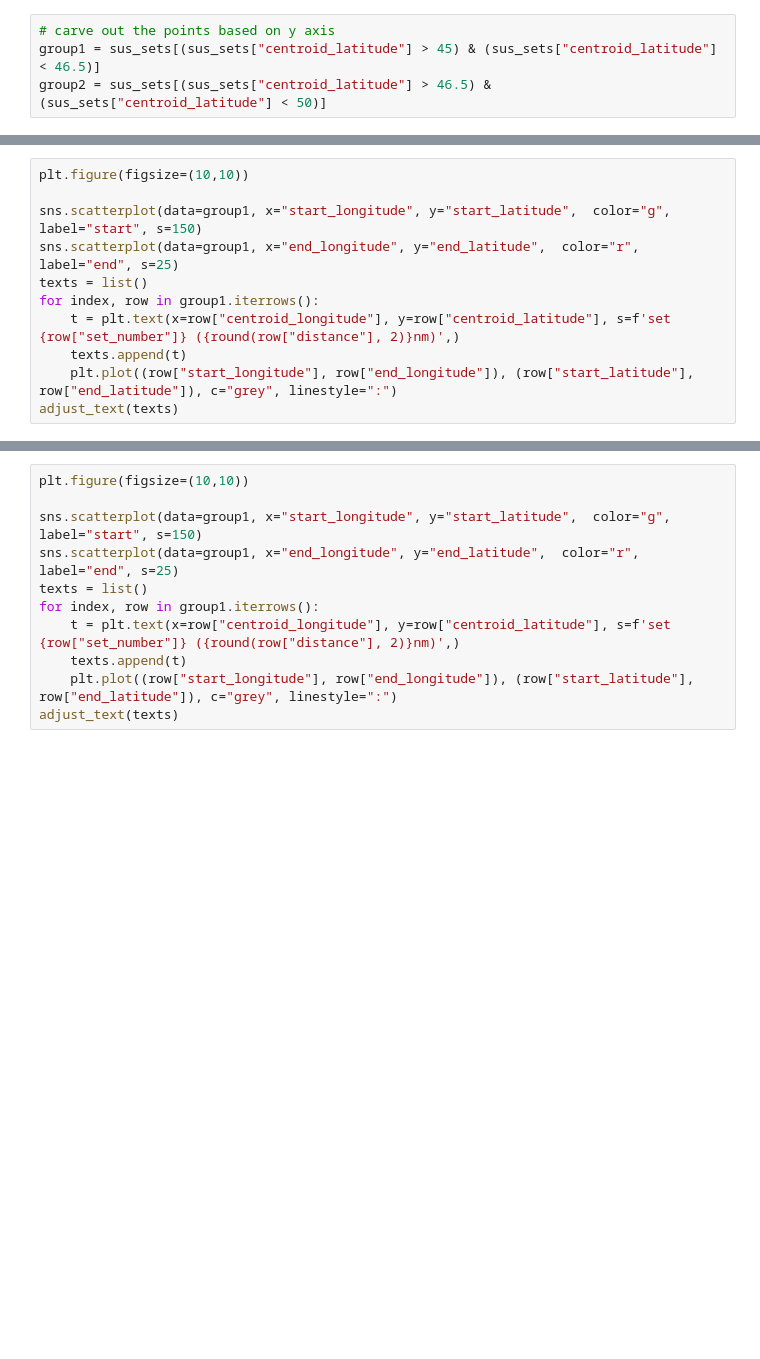
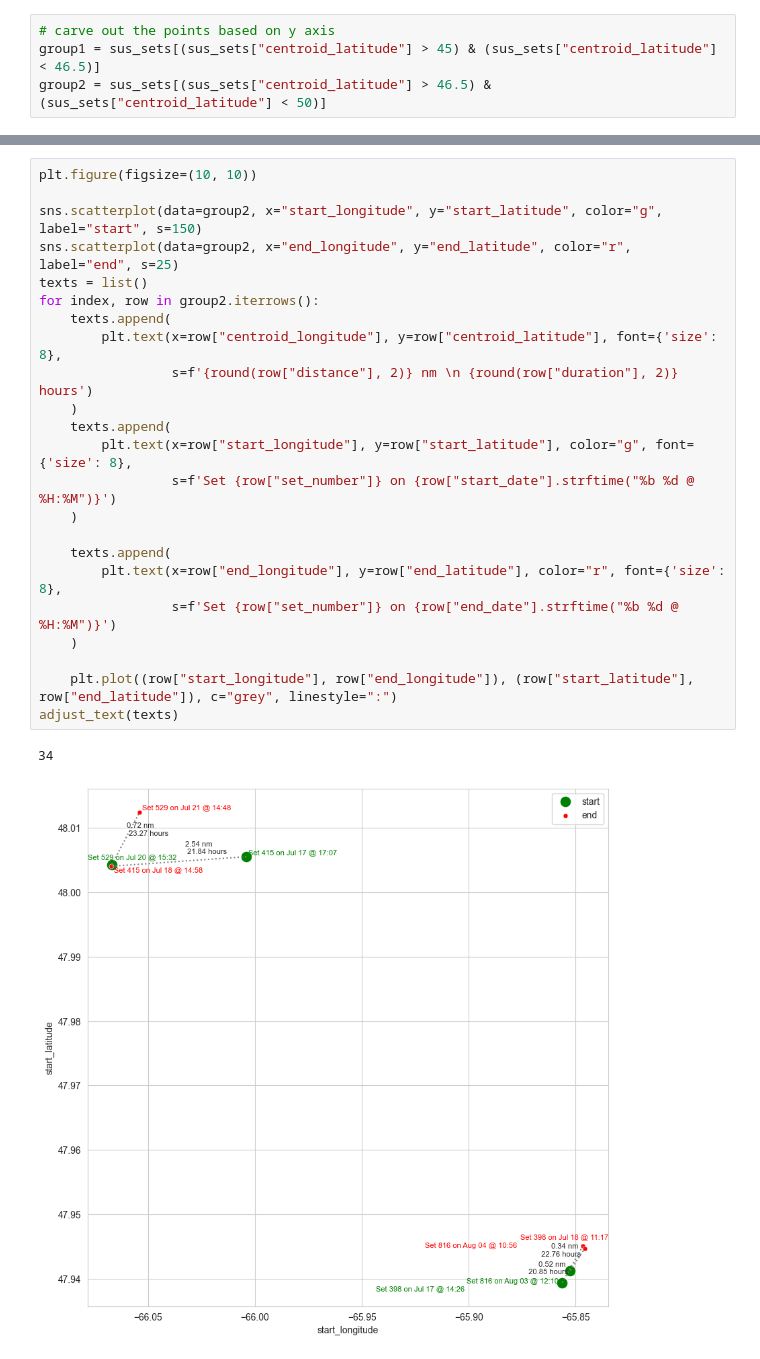
Before and after one commit to dfo-gulf-science/JupyterNotebookCollection, a Jupyter notebook: RockCrabX023/SetExploration.ipynb, the cells around one changed output, grey strips where cells are left out. Cells and saved outputs as stored; diff of their text form; blank space fills up the shorter version.

```diff
--- a/RockCrabX023/SetExploration.ipynb
+++ b/RockCrabX023/SetExploration.ipynb
@@ -277,11 +298,0 @@ Looks like a mess :(
-# %%
-plt.figure(figsize=(10,10))
-
-sns.scatterplot(data=group1, x="start_longitude", y="start_latitude",  color="g", label="start", s=150)
-sns.scatterplot(data=group1, x="end_longitude", y="end_latitude",  color="r", label="end", s=25)
-texts = list()
-for index, row in group1.iterrows():
-    t = plt.text(x=row["centroid_longitude"], y=row["centroid_latitude"], s=f'set {row["set_number"]} ({round(row["distance"], 2)}nm)',)
-    texts.append(t)
-    plt.plot((row["start_longitude"], row["end_longitude"]), (row["start_latitude"], row["end_latitude"]), c="grey", linestyle=":")
-adjust_text(texts)
@@ -293,11 +301,26 @@ adjust_text(texts)
 # %%
-plt.figure(figsize=(10,10))
+plt.figure(figsize=(10, 10))
 
-sns.scatterplot(data=group1, x="start_longitude", y="start_latitude",  color="g", label="start", s=150)
-sns.scatterplot(data=group1, x="end_longitude", y="end_latitude",  color="r", label="end", s=25)
+sns.scatterplot(data=group2, x="start_longitude", y="start_latitude", color="g", label="start", s=150)
+sns.scatterplot(data=group2, x="end_longitude", y="end_latitude", color="r", label="end", s=25)
 texts = list()
-for index, row in group1.iterrows():
-    t = plt.text(x=row["centroid_longitude"], y=row["centroid_latitude"], s=f'set {row["set_number"]} ({round(row["distance"], 2)}nm)',)
-    texts.append(t)
+for index, row in group2.iterrows():
+    texts.append(
+        plt.text(x=row["centroid_longitude"], y=row["centroid_latitude"], font={'size': 8},
+                 s=f'{round(row["distance"], 2)} nm \n {round(row["duration"], 2)} hours')
+    )
+    texts.append(
+        plt.text(x=row["start_longitude"], y=row["start_latitude"], color="g", font={'size': 8},
+                 s=f'Set {row["set_number"]} on {row["start_date"].strftime("%b %d @ %H:%M")}')
+    )
+
+    texts.append(
+        plt.text(x=row["end_longitude"], y=row["end_latitude"], color="r", font={'size': 8},
+                 s=f'Set {row["set_number"]} on {row["end_date"].strftime("%b %d @ %H:%M")}')
+    )
+
     plt.plot((row["start_longitude"], row["end_longitude"]), (row["start_latitude"], row["end_latitude"]), c="grey", linestyle=":")
 adjust_text(texts)
+# %% [output]
+34
+[figure, added]
```
Also changed, not shown: parts of 14 cells of this notebook, 1 other file.
